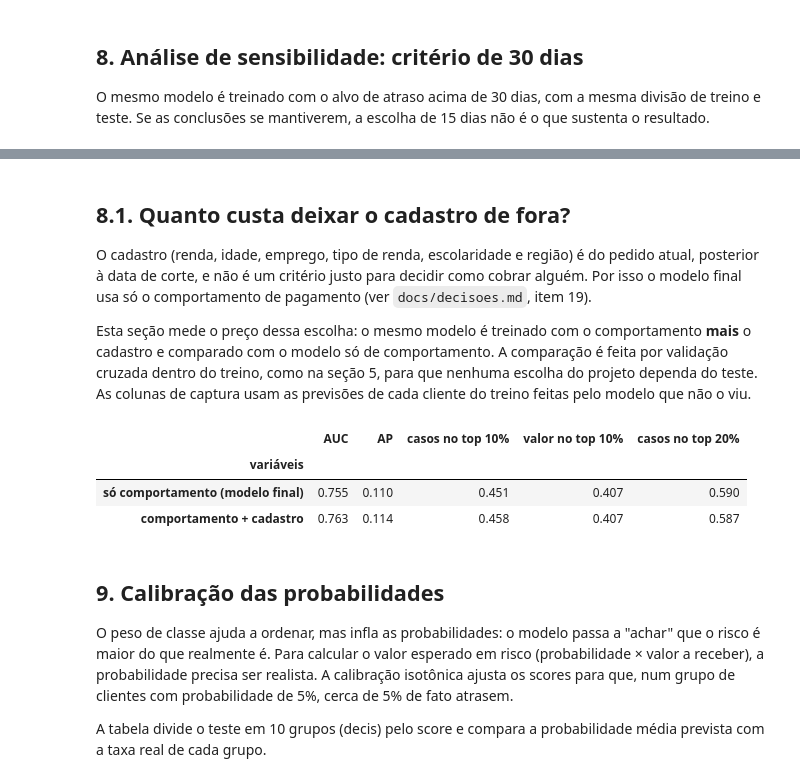
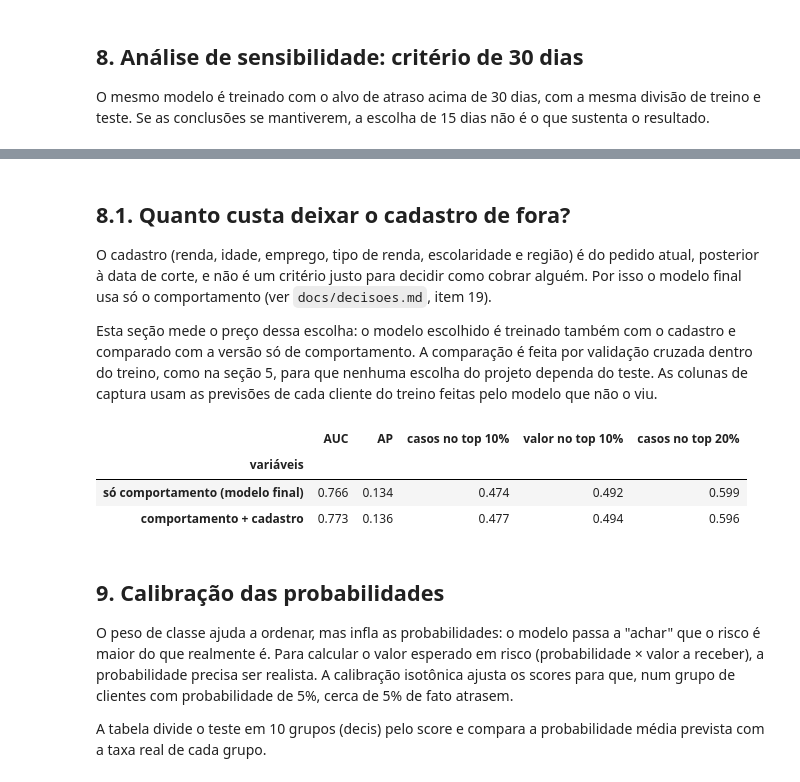
Before and after one commit to felipecarv91/collections-risk-prioritization, a Jupyter notebook: notebooks/02_modelo.ipynb, the cells around one changed output, grey strips where cells are left out. Drawn from its saved outputs; the diff is of its cells as text; code cells hidden in the pictures.

```diff
--- a/notebooks/02_modelo.ipynb
+++ b/notebooks/02_modelo.ipynb
@@ -107,19 +114,24 @@ def make_preprocess(numeric, categorical=()):
     return ColumnTransformer(steps)
 
 
-# Cada modelo recebe o próprio pré-processamento: se os dois dividissem o mesmo objeto,
-# treinar um modelo reajustaria o pré-processamento do outro.
-models = {
-    "Regressão logística": Pipeline([
-        ("prep", make_preprocess(BEHAVIOR_FEATURES)),
-        ("model", LogisticRegression(class_weight="balanced", max_iter=2000)),
-    ]),
-    "Gradient boosting": Pipeline([
-        ("prep", make_preprocess(BEHAVIOR_FEATURES)),
-        ("model", HistGradientBoostingClassifier(
-            class_weight="balanced", learning_rate=0.05, max_iter=300, random_state=SEED)),
-    ]),
+feature_sets = {
+    "histórico": PAYMENT_HISTORY_FEATURES,
+    "histórico + carteira": BEHAVIOR_FEATURES,
 }
+estimators = {
+    "Regressão logística": LogisticRegression(class_weight="balanced", max_iter=2000),
+    "Gradient boosting": HistGradientBoostingClassifier(
+        class_weight="balanced", learning_rate=0.05, max_iter=300, random_state=SEED),
+}
+
+# Cada combinação recebe o próprio pré-processamento: se dividissem o mesmo objeto,
+# treinar uma reajustaria o pré-processamento da outra.
+models, model_features = {}, {}
+for est_name, estimator in estimators.items():
+    for set_name, features in feature_sets.items():
+        name = f"{est_name} ({set_name})"
+        models[name] = Pipeline([("prep", make_preprocess(features)), ("model", clone(estimator))])
+        model_features[name] = features
 # %% [markdown]
 ## 5. Comparação por validação cruzada
 
@@ -189,9 +205,11 @@ test_table
 # %%
 fig, ax = plt.subplots(figsize=(8, 6))
-colors = {"Regra simples": "#9a6212", "Regressão logística": "#5a6473", "Gradient boosting": "#0d6a68"}
-for name, score in test_scores.items():
-    x_curve, y_curve = gains_curve(y_test, score)
-    ax.plot(x_curve * 100, y_curve * 100, label=name, color=colors[name], linewidth=2)
+to_plot = {"Regra simples": "#9a6212",
+           max([n for n in test_scores if "(histórico)" in n], key=lambda n: cv_table.loc[n, "AP"]): "#9aa5b1",
+           best_name: "#0d6a68"}
+for name, color in to_plot.items():
+    x_curve, y_curve = gains_curve(y_test, test_scores[name])
+    ax.plot(x_curve * 100, y_curve * 100, label=name, color=color, linewidth=2)
 ax.plot([0, 100], [0, 100], color="grey", linestyle=":", label="sem priorização")
 for share in (10, 20):
     ax.axvline(share, color="lightgrey", linewidth=1)
@@ -210,7 +228,8 @@ plt.show()
 Importância por permutação: embaralha uma variável de cada vez no teste e mede quanto a qualidade do topo da lista (AP) piora. Quanto maior a queda, mais o modelo depende daquela variável.
 # %%
 best_model = models[best_name]
-sample = X_test[BEHAVIOR_FEATURES].sample(n=min(20_000, len(X_test)), random_state=SEED)
+best_features = model_features[best_name]
+sample = X_test[best_features].sample(n=min(20_000, len(X_test)), random_state=SEED)
 importance = permutation_importance(
     best_model, sample, y_test.loc[sample.index],
     scoring="average_precision", n_repeats=5, random_state=SEED,
@@ -278,36 +303,36 @@ sens_table
 # %% [markdown]
 ## 8.1. Quanto custa deixar o cadastro de fora?
 
-O cadastro (renda, idade, emprego, tipo de renda, escolaridade e região) é do pedido atual, posterior à data de corte, e não é um critério justo para decidir como cobrar alguém. Por isso o modelo final usa só o comportamento de pagamento (ver `docs/decisoes.md`, item 19).
+O cadastro (renda, idade, emprego, tipo de renda, escolaridade e região) é do pedido atual, posterior à data de corte, e não é um critério justo para decidir como cobrar alguém. Por isso o modelo final usa só o comportamento (ver `docs/decisoes.md`, item 19).
 
-Esta seção mede o preço dessa escolha: o mesmo modelo é treinado com o comportamento **mais** o cadastro e comparado com o modelo só de comportamento. A comparação é feita por validação cruzada dentro do treino, como na seção 5, para que nenhuma escolha do projeto dependa do teste. As colunas de captura usam as previsões de cada cliente do treino feitas pelo modelo que não o viu.
+Esta seção mede o preço dessa escolha: o modelo escolhido é treinado também com o cadastro e comparado com a versão só de comportamento. A comparação é feita por validação cruzada dentro do treino, como na seção 5, para que nenhuma escolha do projeto dependa do teste. As colunas de captura usam as previsões de cada cliente do treino feitas pelo modelo que não o viu.
 # %%
 model_with_profile = Pipeline([
-    ("prep", make_preprocess(NUMERIC_FEATURES, CATEGORICAL_FEATURES)),
+    ("prep", make_preprocess(list(best_features) + PROFILE_NUMERIC, CATEGORICAL_FEATURES)),
     ("model", clone(best_model.named_steps["model"])),
 ])
 
 profile_rows = []
 for label, model in [("só comportamento (modelo final)", clone(best_model)),
                      ("comportamento + cadastro", model_with_profile)]:
     # AUC e AP: média das 5 partes, igual à tabela da seção 5
     cv_scores = cross_validate(model, X_train, y_train, cv=cv, scoring=["roc_auc", "average_precision"])
     # Captura no topo: previsão de cada cliente feita pelo modelo que não o viu no treino
     oof_score = cross_val_predict(model, X_train, y_train, cv=cv, method="predict_proba")[:, 1]
     cases_10, value_10 = capture_at_top(y_train, oof_score, value_train, 0.10)
     cases_20, _ = capture_at_top(y_train, oof_score, value_train, 0.20)
     profile_rows.append({"variáveis": label,
                          "AUC": cv_scores["test_roc_auc"].mean(),
                          "AP": cv_scores["test_average_precision"].mean(),
                          "casos no top 10%": cases_10, "valor no top 10%": value_10,
                          "casos no top 20%": cases_20})
 profile_table = pd.DataFrame(profile_rows).set_index("variáveis")
 profile_table
 # %% [output]
 |  | AUC | AP | casos no top 10% | valor no top 10% | casos no top 20% |
 | variáveis |  |  |  |  |  |
-| só comportamento (modelo final) | 0.755 | 0.110 | 0.451 | 0.407 | 0.590 |
-| comportamento + cadastro | 0.763 | 0.114 | 0.458 | 0.407 | 0.587 |
+| só comportamento (modelo final) | 0.766 | 0.134 | 0.474 | 0.492 | 0.599 |
+| comportamento + cadastro | 0.773 | 0.136 | 0.477 | 0.494 | 0.596 |
 # %% [markdown]
 ## 9. Calibração das probabilidades
 
```
Also changed, not shown: parts of 16 cells of this notebook, 12 other files.
